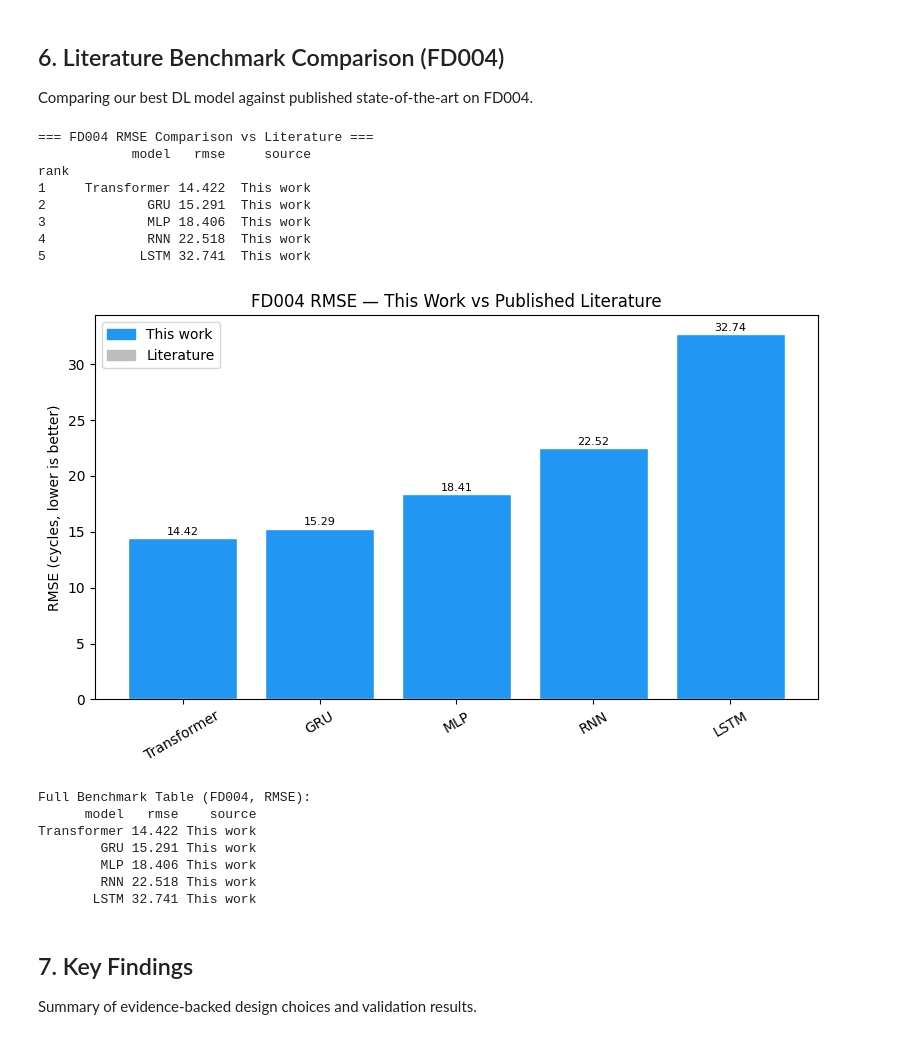
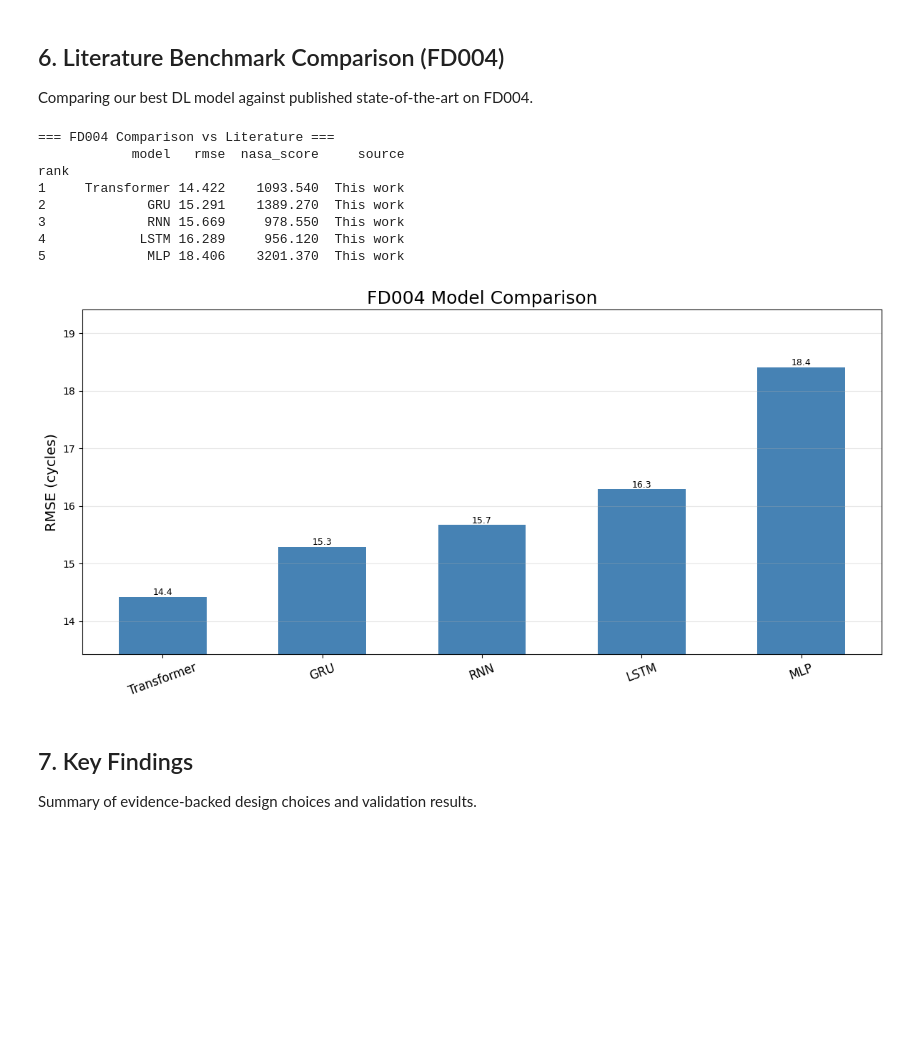
Before and after one commit to DhruvParmar051/Aircraft-Engine-Failure-Forecasting, a Jupyter notebook: experiments/06_summary/T14_final_summary.ipynb, the cells around one changed output. Drawn from its saved outputs; the diff is of its cells as text; code cells hidden in the pictures; blank space fills up the shorter version.

```diff
--- a/experiments/06_summary/T14_final_summary.ipynb
+++ b/experiments/06_summary/T14_final_summary.ipynb
@@ -201,42 +201,31 @@ Comparing our best DL model against published state-of-the-art on FD004.
 # %%
 if not df.empty:
     dl_df = df[df['model_type'] == 'dl']
+
     if dl_df.empty:
         print('No DL results yet — run DL model notebooks first.')
+
     else:
-        our_best_dl = dl_df.iloc[0]
-        our_results = {our_best_dl['model_name']: our_best_dl['rmse']}
+        # Store both RMSE and NASA score
+        our_results = {}
 
-        # Also add all DL models
         for _, row in dl_df.iterrows():
-            our_results[row['model_name']] = row['rmse']
+            our_results[row['model_name']] = {
+                'rmse': row['rmse'],
+                'nasa_score': row['nasa_score']
+            }
 
-        bench_df = compare_to_benchmarks(our_results, metric='rmse')
-        print('Full Benchmark Table (FD004, RMSE):')
-        print(bench_df.to_string(index=False))
-else:
-    # Show literature alone
-    print('Literature benchmarks for FD004:')
-    lit_rows = [{'Model': k, 'RMSE': v['rmse'], 'DOI': v['doi']}
-                for k, v in LITERATURE_BENCHMARKS_FD004.items()]
-    print(pd.DataFrame(lit_rows).to_string(index=False))
+        bench_df = compare_to_benchmarks(our_results)
 # %% [output]
-=== FD004 RMSE Comparison vs Literature ===
-            model   rmse     source
+=== FD004 Comparison vs Literature ===
+            model   rmse  nasa_score     source
 rank
-1     Transformer 14.422  This work
-2             GRU 15.291  This work
-3             MLP 18.406  This work
-4             RNN 22.518  This work
-5            LSTM 32.741  This work
+1     Transformer 14.422    1093.540  This work
+2             GRU 15.291    1389.270  This work
+3             RNN 15.669     978.550  This work
+4            LSTM 16.289     956.120  This work
+5             MLP 18.406    3201.370  This work
-[figure, old version]
+[figure, new version]
-Full Benchmark Table (FD004, RMSE):
-      model   rmse    source
-Transformer 14.422 This work
-        GRU 15.291 This work
-        MLP 18.406 This work
-        RNN 22.518 This work
-       LSTM 32.741 This work
 # %% [markdown]
 ## 7. Key Findings
 
```
Also changed, not shown: parts of 7 cells of this notebook, 1 other file.
